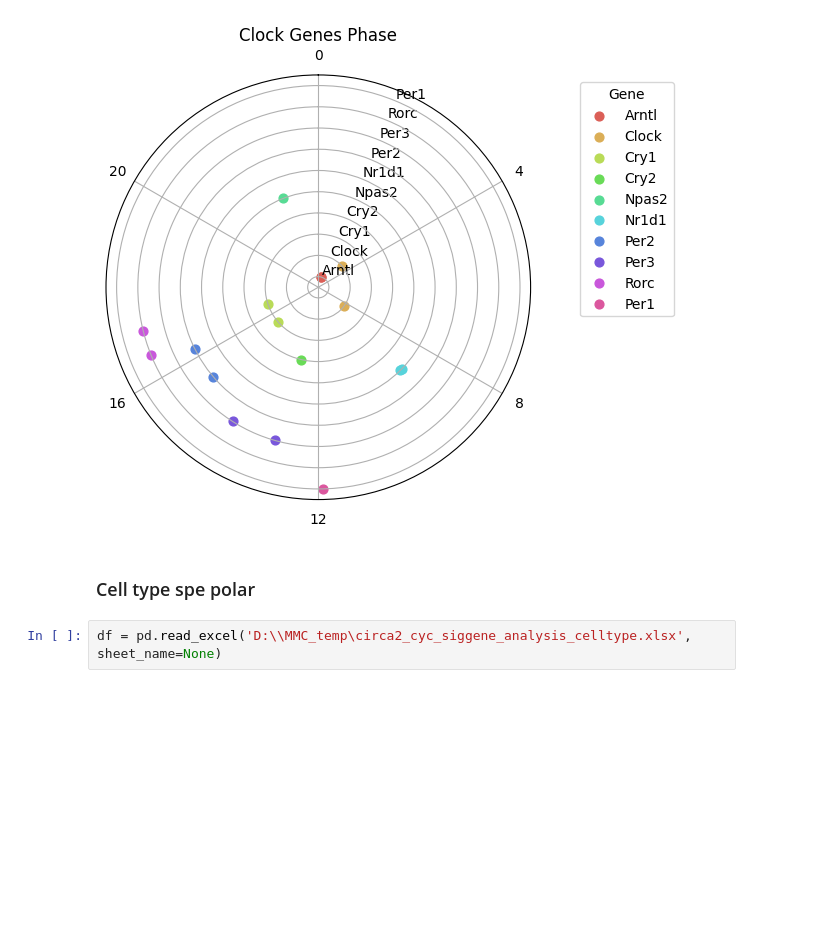
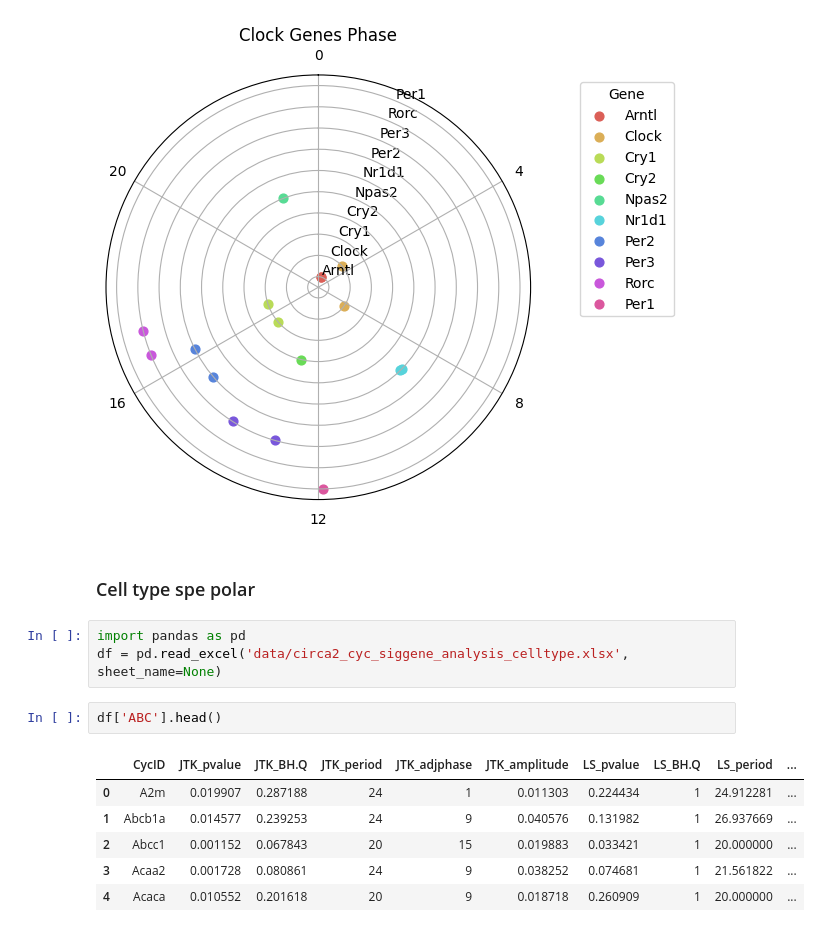
Before and after one commit to Carboneinerte/Xenium-workflow, a Jupyter notebook: downstream_analysis.ipynb, the cells around one changed output. Saved outputs shown, nothing was run; the diff lists cells and outputs as text; blank space fills up the shorter version.

```diff
--- a/downstream_analysis.ipynb
+++ b/downstream_analysis.ipynb
@@ -82,5 +82,15 @@ plt.show()
 # %% [markdown]
 ### Cell type spe polar
 # %%
-df = pd.read_excel('D:\\MMC_temp\circa2_cyc_siggene_analysis_celltype.xlsx', sheet_name=None)
+import pandas as pd
+df = pd.read_excel('data/circa2_cyc_siggene_analysis_celltype.xlsx', sheet_name=None)
+# %%
+df['ABC'].head()
+# %% [output]
+|  | CycID | JTK_pvalue | JTK_BH.Q | JTK_period | JTK_adjphase | JTK_amplitude | LS_pvalue | LS_BH.Q | LS_period | ... |
+| 0 | A2m | 0.019907 | 0.287188 | 24 | 1 | 0.011303 | 0.224434 | 1 | 24.912281 | ... |
+| 1 | Abcb1a | 0.014577 | 0.239253 | 24 | 9 | 0.040576 | 0.131982 | 1 | 26.937669 | ... |
+| 2 | Abcc1 | 0.001152 | 0.067843 | 20 | 15 | 0.019883 | 0.033421 | 1 | 20.000000 | ... |
+| 3 | Acaa2 | 0.001728 | 0.080861 | 24 | 9 | 0.038252 | 0.074681 | 1 | 21.561822 | ... |
+| 4 | Acaca | 0.010552 | 0.201618 | 20 | 9 | 0.018718 | 0.260909 | 1 | 20.000000 | ... |
 # %%
```
Also changed, not shown: parts of 3 cells of this notebook, 2 other files.
